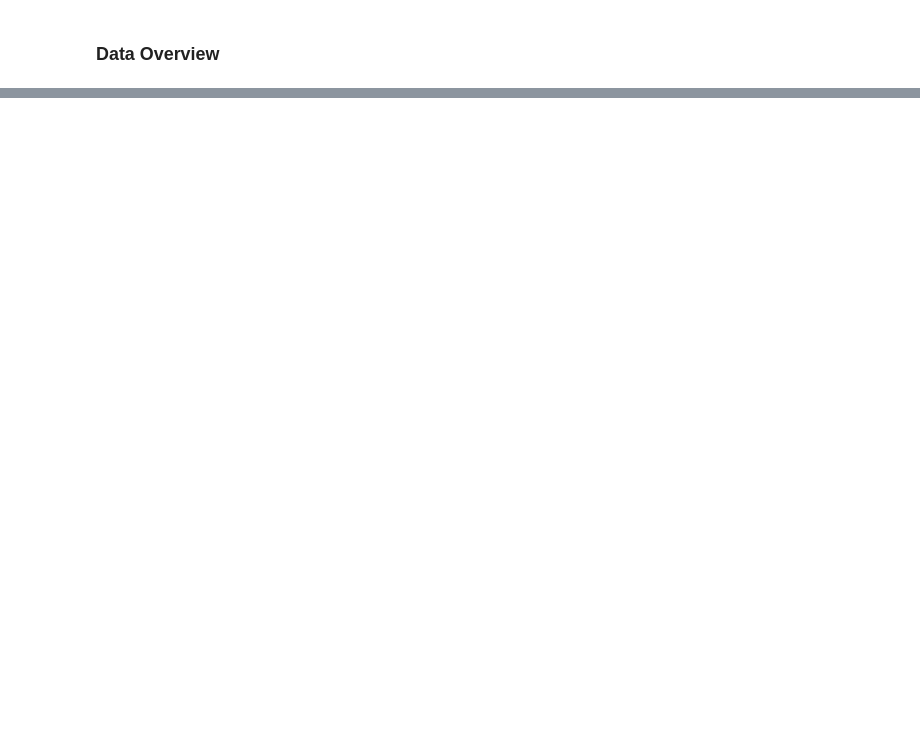
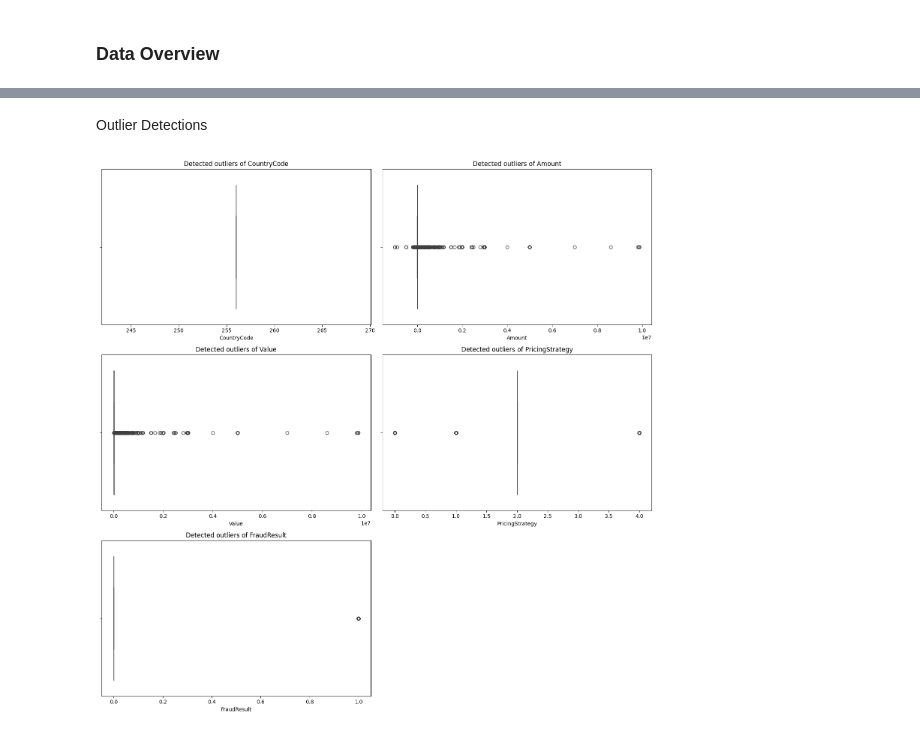
Before and after one commit to Serkalem-negusse1/Bati_bank_credit_risk, a Jupyter notebook: notebooks/01_EDA.ipynb, the cells around one changed output, grey strips where cells are left out. Cells and saved outputs as stored; diff of their text form; code cells hidden in the pictures; blank space fills up the shorter version.

```diff
--- a/notebooks/01_EDA.ipynb
+++ b/notebooks/01_EDA.ipynb
@@ -12,2 +20,4 @@ import matplotlib.pyplot as plt
 # %%
-data = pd.read_csv("E:/data06/data.csv")
+df = pd.read_csv("E:/data06/data.csv")
+variable_def = pd.read_csv("E:/data06/Xente_Variable_Definitions.csv")
+variable_def
@@ -94,0 +120,6 @@ sns.histplot(data['Amount'].apply(lambda x: np.log1p(x) if x > 0 else 0), kde=Tr
+# %% [markdown]
+Outlier Detections
+# %%
+detect_outliers(df)
+# %% [output]
+[figure, added]
```
Also changed, not shown: parts of 32 cells of this notebook.
